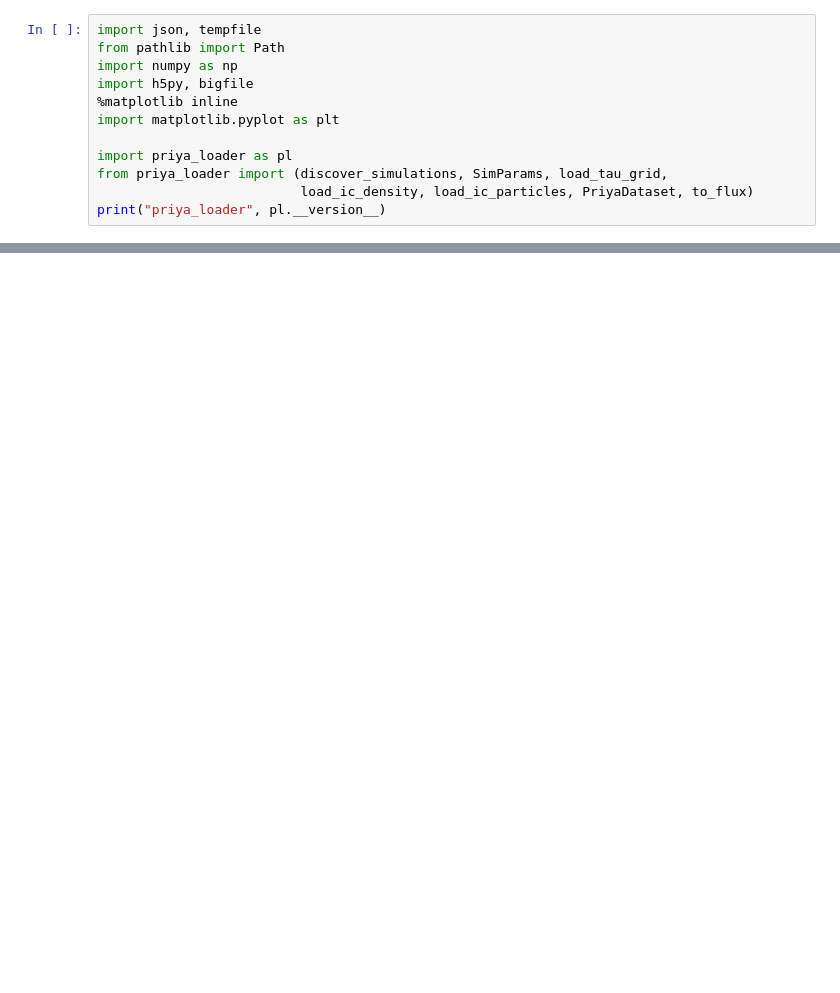
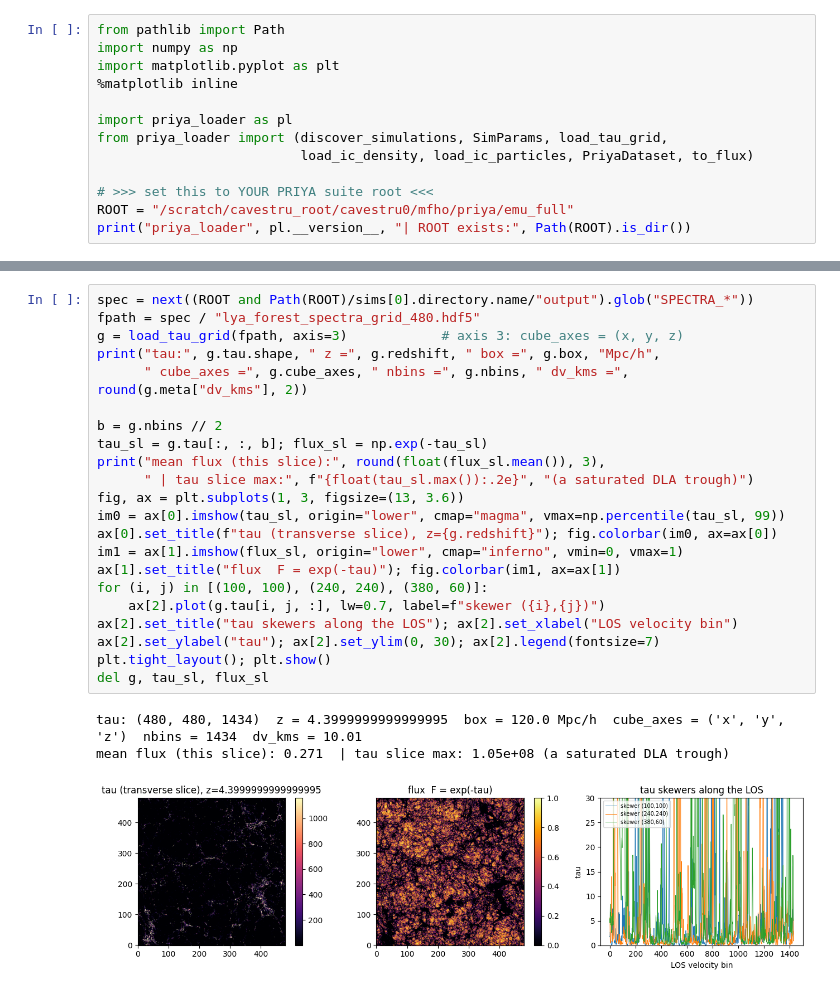
Before and after one commit to jibanCat/priya_loader, a Jupyter notebook: notebooks/quickstart.ipynb, the cells around one changed output, grey strips where cells are left out. Drawn from its saved outputs; the diff is of its cells as text; blank space fills up the shorter version.

```diff
--- a/notebooks/quickstart.ipynb
+++ b/notebooks/quickstart.ipynb
@@ -13,13 +17,14 @@ Requires: `pip install -e ".[ic,plots]"` (numpy, h5py, bigfile, matplotlib).
 # %%
-import json, tempfile
 from pathlib import Path
 import numpy as np
-import h5py, bigfile
+import matplotlib.pyplot as plt
 %matplotlib inline
-import matplotlib.pyplot as plt
 
 import priya_loader as pl
 from priya_loader import (discover_simulations, SimParams, load_tau_grid,
                           load_ic_density, load_ic_particles, PriyaDataset, to_flux)
-print("priya_loader", pl.__version__)
+
+# >>> set this to YOUR PRIYA suite root <<<
+ROOT = "/scratch/cavestru_root/cavestru0/mfho/priya/emu_full"
+print("priya_loader", pl.__version__, "| ROOT exists:", Path(ROOT).is_dir())
 # %% [output]
@@ -194,0 +75,26 @@ exported npz keys: ['ic', 'tau', 'redshift', 'params', 'meta']
+# %%
+spec = next((ROOT and Path(ROOT)/sims[0].directory.name/"output").glob("SPECTRA_*"))
+fpath = spec / "lya_forest_spectra_grid_480.hdf5"
+g = load_tau_grid(fpath, axis=3)            # axis 3: cube_axes = (x, y, z)
+print("tau:", g.tau.shape, " z =", g.redshift, " box =", g.box, "Mpc/h",
+      " cube_axes =", g.cube_axes, " nbins =", g.nbins, " dv_kms =", round(g.meta["dv_kms"], 2))
+
+b = g.nbins // 2
+tau_sl = g.tau[:, :, b]; flux_sl = np.exp(-tau_sl)
+print("mean flux (this slice):", round(float(flux_sl.mean()), 3),
+      " | tau slice max:", f"{float(tau_sl.max()):.2e}", "(a saturated DLA trough)")
+fig, ax = plt.subplots(1, 3, figsize=(13, 3.6))
+im0 = ax[0].imshow(tau_sl, origin="lower", cmap="magma", vmax=np.percentile(tau_sl, 99))
+ax[0].set_title(f"tau (transverse slice), z={g.redshift}"); fig.colorbar(im0, ax=ax[0])
+im1 = ax[1].imshow(flux_sl, origin="lower", cmap="inferno", vmin=0, vmax=1)
+ax[1].set_title("flux  F = exp(-tau)"); fig.colorbar(im1, ax=ax[1])
+for (i, j) in [(100, 100), (240, 240), (380, 60)]:
+    ax[2].plot(g.tau[i, j, :], lw=0.7, label=f"skewer ({i},{j})")
+ax[2].set_title("tau skewers along the LOS"); ax[2].set_xlabel("LOS velocity bin")
+ax[2].set_ylabel("tau"); ax[2].set_ylim(0, 30); ax[2].legend(fontsize=7)
+plt.tight_layout(); plt.show()
+del g, tau_sl, flux_sl
+# %% [output]
+tau: (480, 480, 1434)  z = 4.3999999999999995  box = 120.0 Mpc/h  cube_axes = ('x', 'y', 'z')  nbins = 1434  dv_kms = 10.01
+mean flux (this slice): 0.271  | tau slice max: 1.05e+08 (a saturated DLA trough)
+[figure, added]
```
Also changed, not shown: parts of 30 cells of this notebook.
